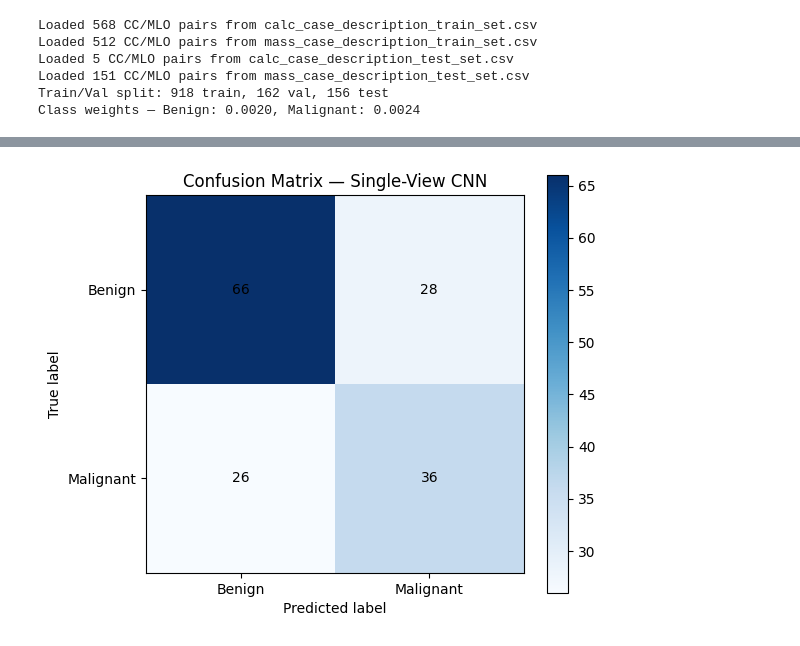
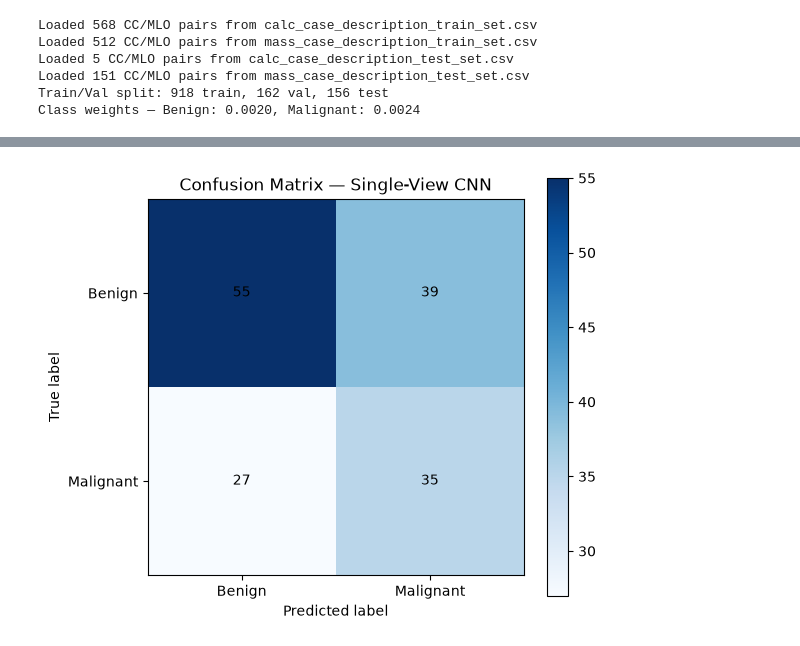
Before and after one commit to Mesterlol101/SIM-UOL, a Jupyter notebook: Y3S2/FYP/MultiView_Breast_Cancer.ipynb, the cells around one changed output, grey strips where cells are left out. Drawn from its saved outputs; the diff is of its cells as text; code cells hidden in the pictures.

```diff
--- a/Y3S2/FYP/MultiView_Breast_Cancer.ipynb
+++ b/Y3S2/FYP/MultiView_Breast_Cancer.ipynb
@@ -322,7 +319,7 @@ def evaluate_single_view(loader, mdl, view='cc'):
     labels, preds, probs = collect_single_view(loader, mdl, view=view)
     return metrics_from_scores(labels, preds, probs)
 # %%
-EPOCHS = 3
+EPOCHS = 5
 scheduler = torch.optim.lr_scheduler.CosineAnnealingLR(optimizer_single, T_max=EPOCHS)
 
 single_losses = []
@@ -374,4 +373,4 @@ Single-View Results:
-[figure, old version]
+[figure, new version]
 # %%
 multi_losses = []
 multi_val_losses = []
```
Also changed, not shown: parts of 12 cells of this notebook, 1 other file.
